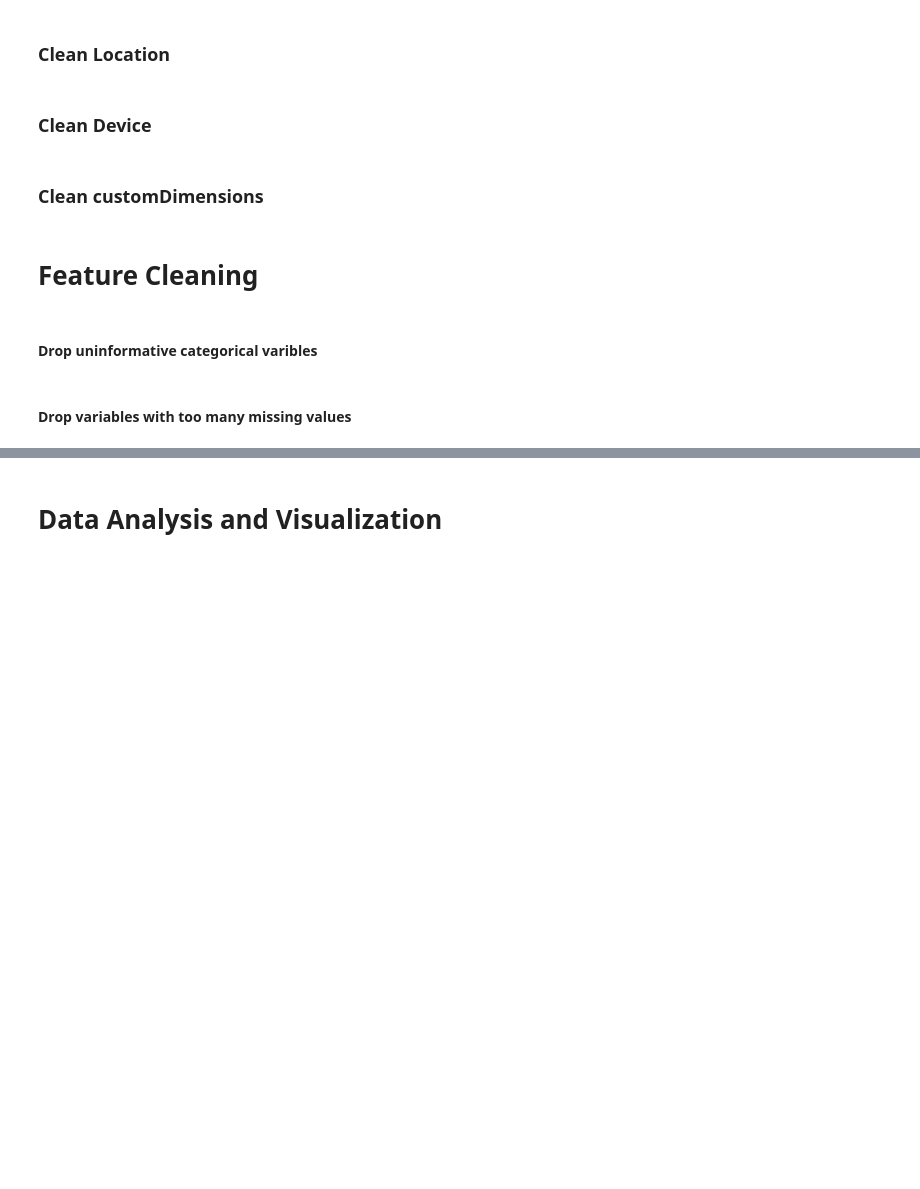
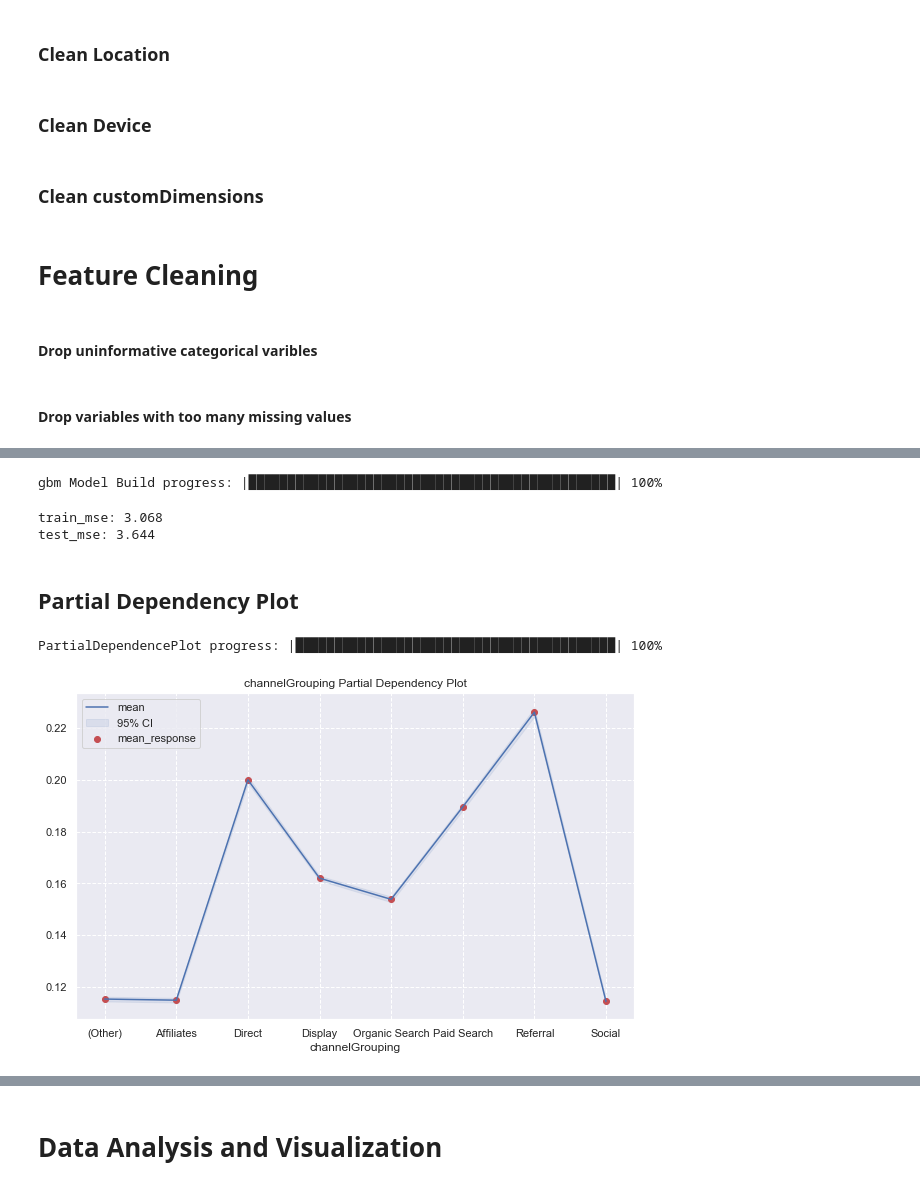
Before and after one commit to xsx99/Google_sales_prediction, a Jupyter notebook: kaggle/data_exploration.ipynb, the cells around one changed output, grey strips where cells are left out. Saved outputs shown, nothing was run; the diff lists cells and outputs as text; code cells hidden in the pictures; blank space fills up the shorter version.

Commit message:
add partial dependecy plot

```diff
--- a/kaggle/data_exploration.ipynb
+++ b/kaggle/data_exploration.ipynb
@@ -170,0 +241,12 @@ Connecting to H2O server at http://127.0.0.1:54321... successful.
+# %%
+sessionQuality = ['pageviews','sessionQualityDim','timeOnSite','hits']
+names_x_sub = [i for i in names_x if i not in sessionQuality ]
+# %%
+gbm2 = H2OGradientBoostingEstimator(ntrees=300,max_depth=5,nfolds=5,nbins_cats=5,learn_rate=0.01,sample_rate=0.67,
+                                   categorical_encoding='sort_by_response')
+# %%
+gbm2.train(x=names_x_sub,y=names_y,
+             training_frame=train,
+             validation_frame=valid)
+# %% [output]
+gbm Model Build progress: |███████████████████████████████████████████████| 100%
@@ -170,0 +256,6 @@ Connecting to H2O server at http://127.0.0.1:54321... successful.
+# %%
+print("train_mse: {0:.3f}".format(train_mse_gbm))
+print("test_mse: {0:.3f}".format(test_mse_gbm))
+# %% [output]
+train_mse: 3.068
+test_mse: 3.644
@@ -170,0 +269,36 @@ Connecting to H2O server at http://127.0.0.1:54321... successful.
+# %% [markdown]
+## Partial Dependency Plot
+# %%
+def lineplot_ci(pdp,x_name,ttl,cat_type,figsize=[10,6]):
+
+    if cat_type=='int':
+        pdp[x_name] = pdp[x_name].map(lambda x: int(x))
+    elif cat_type=='float':
+        pdp[x_name] = pdp[x_name].map(lambda x: float(x))
+
+    pdp.sort_values(by=x_name,ascending=True,inplace=True)
+
+    pdp['95%CI_lower'] = pdp['mean_response']-pdp['std_error_mean_response']*0.95
+    pdp['95%CI_higher'] = pdp['mean_response']+pdp['std_error_mean_response']*0.95
+
+    fig, ax = plt.subplots(figsize=figsize)
+    ax.plot(pdp[x_name],pdp['mean_response'],label='mean')
+    ax.fill_between(pdp[x_name], pdp['95%CI_lower'],  \
+                    pdp['95%CI_higher'], color='b', alpha=.1, label="95% CI")
+
+    ax.scatter(pdp[x_name],pdp['mean_response'],color='r')
+    ax.set_xticks(pdp[x_name])
+    ax.legend(loc=0)
+    ax.set_xlabel(ttl)
+    ax.grid(True,linestyle='--')
+    ax.set_title(ttl+" Partial Dependency Plot")
+
+    return pdp
+# %%
+pdp = gbm2.partial_plot(train.rbind(valid),["channelGrouping"])
+pdp = pdp[0].as_data_frame()
+plt.close()
+pdp_cg = lineplot_ci(pdp,"channelgrouping","channelGrouping",'str')
+# %% [output]
+PartialDependencePlot progress: |█████████████████████████████████████████| 100%
+[figure, added]
```
Also changed, not shown: parts of 55 cells of this notebook.
